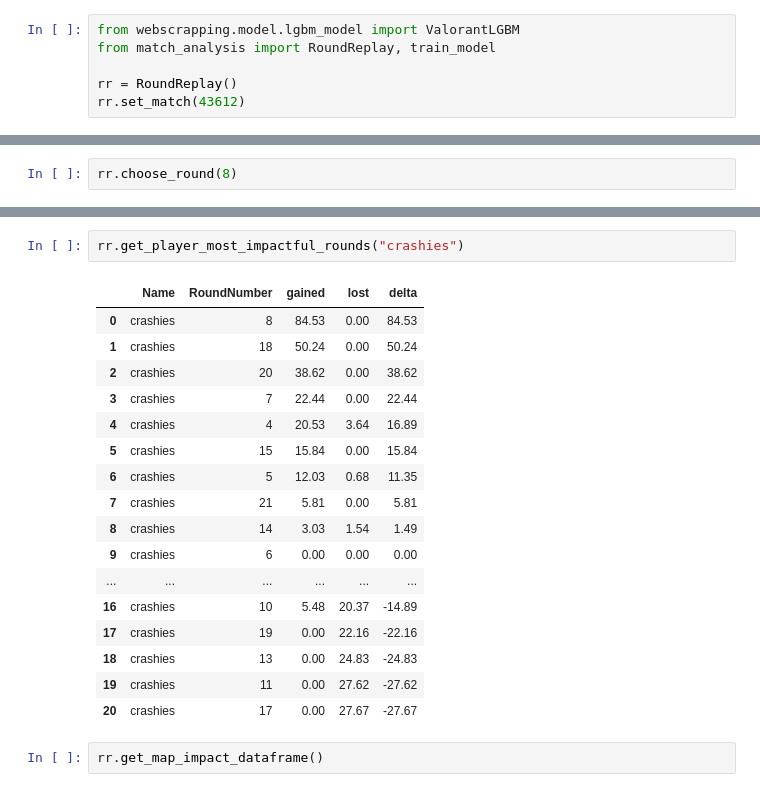
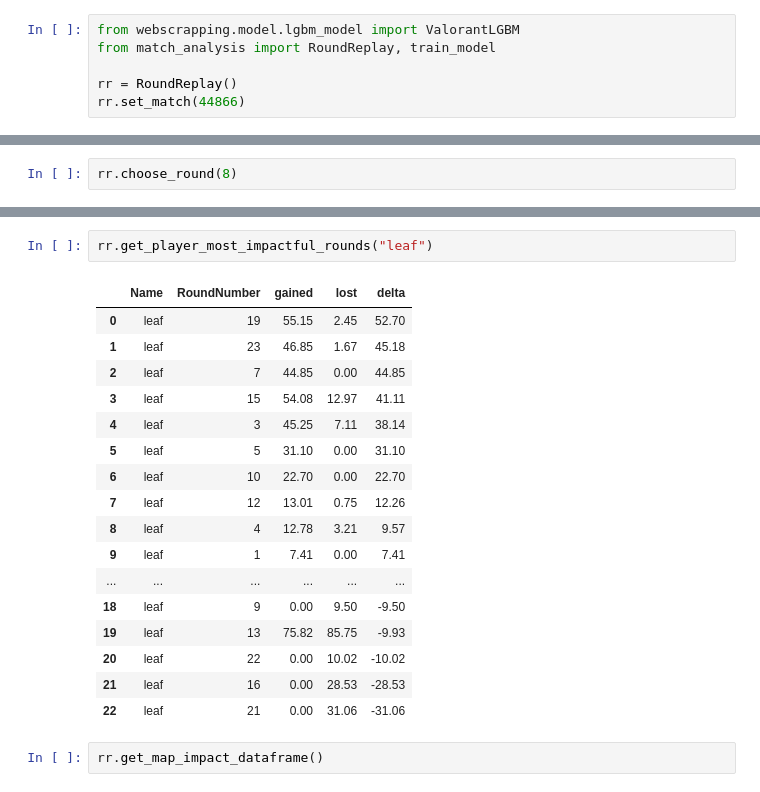
Before and after one commit to mateusb12/valorant_impact, a Jupyter notebook: webscrapping/impact/match_impact_notebook.ipynb, the cells around one changed output, grey strips where cells are left out. Drawn from its saved outputs; the diff is of its cells as text.

```diff
--- a/webscrapping/impact/match_impact_notebook.ipynb
+++ b/webscrapping/impact/match_impact_notebook.ipynb
@@ -3,7 +3,7 @@ from webscrapping.model.lgbm_model import ValorantLGBM
 from match_analysis import RoundReplay, train_model
 
 rr = RoundReplay()
-rr.set_match(43612)
+rr.set_match(44866)
 # %% [output]
 Analyser created!
 [LightGBM] [Warning] min_data_in_leaf is set=99, min_child_samples=20 will be ignored. Current value: min_data_in_leaf=99
@@ -34,23 +30,23 @@ rr.get_round_probability(side="def", add_events=True)
 # %%
-rr.get_player_most_impactful_rounds("crashies")
+rr.get_player_most_impactful_rounds("leaf")
 # %% [output]
 |  | Name | RoundNumber | gained | lost | delta |
-| 0 | crashies | 8 | 84.53 | 0.00 | 84.53 |
-| 1 | crashies | 18 | 50.24 | 0.00 | 50.24 |
-| 2 | crashies | 20 | 38.62 | 0.00 | 38.62 |
-| 3 | crashies | 7 | 22.44 | 0.00 | 22.44 |
-| 4 | crashies | 4 | 20.53 | 3.64 | 16.89 |
-| 5 | crashies | 15 | 15.84 | 0.00 | 15.84 |
-| 6 | crashies | 5 | 12.03 | 0.68 | 11.35 |
-| 7 | crashies | 21 | 5.81 | 0.00 | 5.81 |
-| 8 | crashies | 14 | 3.03 | 1.54 | 1.49 |
-| 9 | crashies | 6 | 0.00 | 0.00 | 0.00 |
+| 0 | leaf | 19 | 55.15 | 2.45 | 52.70 |
+| 1 | leaf | 23 | 46.85 | 1.67 | 45.18 |
+| 2 | leaf | 7 | 44.85 | 0.00 | 44.85 |
+| 3 | leaf | 15 | 54.08 | 12.97 | 41.11 |
+| 4 | leaf | 3 | 45.25 | 7.11 | 38.14 |
+| 5 | leaf | 5 | 31.10 | 0.00 | 31.10 |
+| 6 | leaf | 10 | 22.70 | 0.00 | 22.70 |
+| 7 | leaf | 12 | 13.01 | 0.75 | 12.26 |
+| 8 | leaf | 4 | 12.78 | 3.21 | 9.57 |
+| 9 | leaf | 1 | 7.41 | 0.00 | 7.41 |
 | ... | ... | ... | ... | ... | ... |
-| 16 | crashies | 10 | 5.48 | 20.37 | -14.89 |
-| 17 | crashies | 19 | 0.00 | 22.16 | -22.16 |
-| 18 | crashies | 13 | 0.00 | 24.83 | -24.83 |
-| 19 | crashies | 11 | 0.00 | 27.62 | -27.62 |
-| 20 | crashies | 17 | 0.00 | 27.67 | -27.67 |
+| 18 | leaf | 9 | 0.00 | 9.50 | -9.50 |
+| 19 | leaf | 13 | 75.82 | 85.75 | -9.93 |
+| 20 | leaf | 22 | 0.00 | 10.02 | -10.02 |
+| 21 | leaf | 16 | 0.00 | 28.53 | -28.53 |
+| 22 | leaf | 21 | 0.00 | 31.06 | -31.06 |
 # %%
 rr.get_map_impact_dataframe()
 # %% [output]
```
Also changed, not shown: parts of 2 cells of this notebook, 3 other files.
